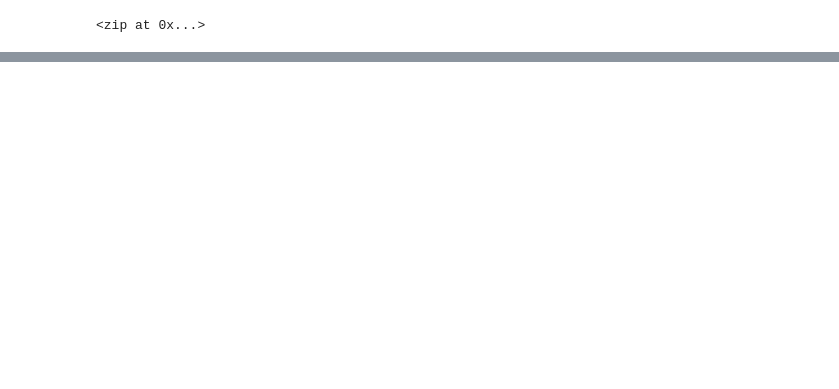
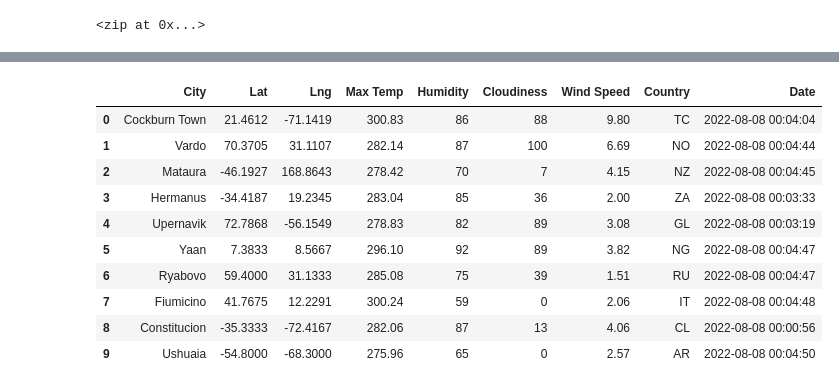
Before and after one commit to yaakoum/World_Weather_Analysis, a Jupyter notebook: WeatherPy.ipynb, the cells around one changed output, grey strips where cells are left out. Saved outputs shown, nothing was run; the diff lists cells and outputs as text; code cells hidden in the pictures; blank space fills up the shorter version.

```diff
--- a/WeatherPy.ipynb
+++ b/WeatherPy.ipynb
@@ -29,0 +120,16 @@ len(cities)
+# %%
+# Convert the array of dictionaries to a Pandas DataFrame.
+city_data_df = pd.DataFrame(city_data)
+city_data_df.head(10)
+# %% [output]
+|  | City | Lat | Lng | Max Temp | Humidity | Cloudiness | Wind Speed | Country | Date |
+| 0 | Cockburn Town | 21.4612 | -71.1419 | 300.83 | 86 | 88 | 9.80 | TC | 2022-08-08 00:04:04 |
+| 1 | Vardo | 70.3705 | 31.1107 | 282.14 | 87 | 100 | 6.69 | NO | 2022-08-08 00:04:44 |
+| 2 | Mataura | -46.1927 | 168.8643 | 278.42 | 70 | 7 | 4.15 | NZ | 2022-08-08 00:04:45 |
+| 3 | Hermanus | -34.4187 | 19.2345 | 283.04 | 85 | 36 | 2.00 | ZA | 2022-08-08 00:03:33 |
+| 4 | Upernavik | 72.7868 | -56.1549 | 278.83 | 82 | 89 | 3.08 | GL | 2022-08-08 00:03:19 |
+| 5 | Yaan | 7.3833 | 8.5667 | 296.10 | 92 | 89 | 3.82 | NG | 2022-08-08 00:04:47 |
+| 6 | Ryabovo | 59.4000 | 31.1333 | 285.08 | 75 | 39 | 1.51 | RU | 2022-08-08 00:04:47 |
+| 7 | Fiumicino | 41.7675 | 12.2291 | 300.24 | 59 | 0 | 2.06 | IT | 2022-08-08 00:04:48 |
+| 8 | Constitucion | -35.3333 | -72.4167 | 282.06 | 87 | 13 | 4.06 | CL | 2022-08-08 00:00:56 |
+| 9 | Ushuaia | -54.8000 | -68.3000 | 275.96 | 65 | 0 | 2.57 | AR | 2022-08-08 00:04:50 |
```
Also changed, not shown: parts of 7 cells of this notebook, 1 other file.
